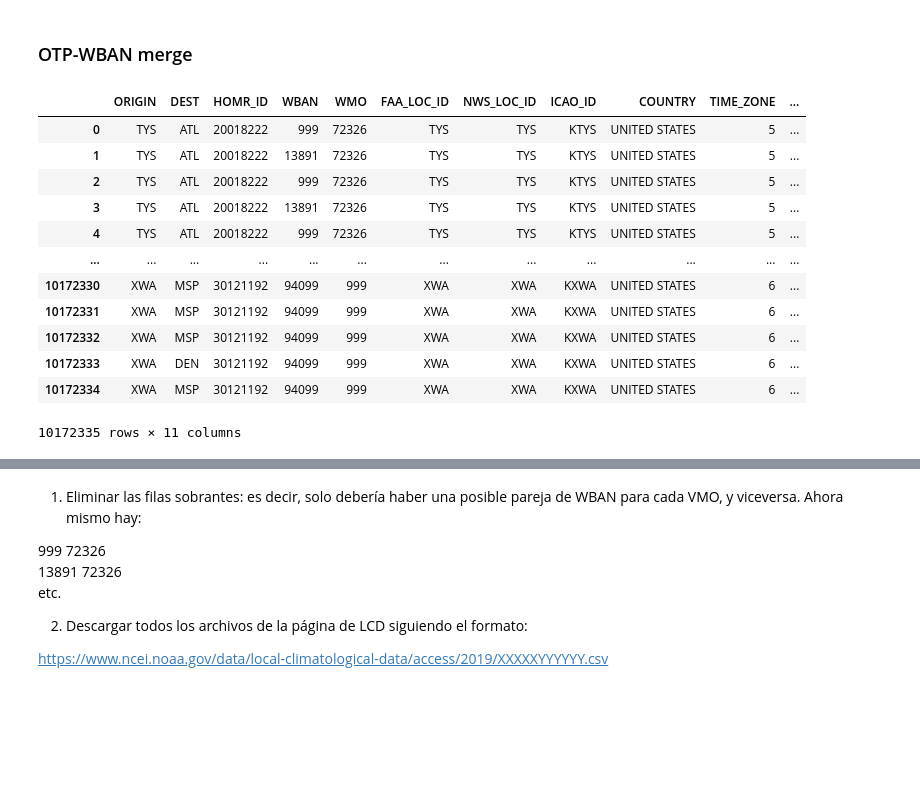
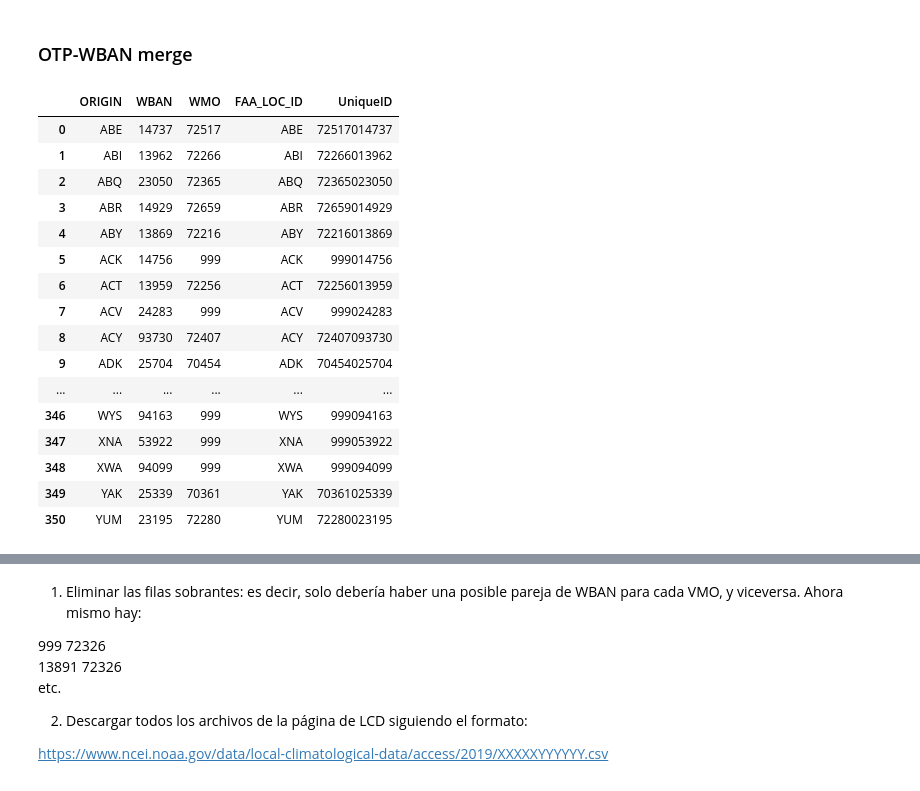
Before and after one commit to malonsol/TFM_KSchool, a Jupyter notebook: EDA/DELAY/WBAN_IATA.ipynb, the cells around one changed output, grey strips where cells are left out. Cells and saved outputs as stored; diff of their text form; code cells hidden in the pictures; blank space fills up the shorter version.

```diff
--- a/EDA/DELAY/WBAN_IATA.ipynb
+++ b/EDA/DELAY/WBAN_IATA.ipynb
@@ -267,4 +210,0 @@ WBAN
-# %%
-WBAN[['WBAN', 'WMO', 'TIME_ZONE']] = WBAN[['WBAN', 'WMO', 'TIME_ZONE']].fillna(999)
-WBAN[['FAA_LOC_ID', 'NWS_LOC_ID', 'ICAO_ID']] = WBAN[['FAA_LOC_ID', 'NWS_LOC_ID', 'ICAO_ID']].fillna('')
-WBAN
@@ -284,0 +211,26 @@ WBAN
+# %%
+# For this study, only stations containing both WBAN will be useful:
+WBAN.drop(WBAN[WBAN['WBAN'].isna()].index, axis=0, inplace=True)
+# However, several empty values are found for FAA_LOC_ID:
+WBAN.drop(WBAN[WBAN['FAA_LOC_ID'].isna()].index, axis=0, inplace=True)
+# And many others come in the 4-character long way:
+WBAN.drop(WBAN[WBAN['FAA_LOC_ID'].str.len() > 3].index, axis=0, inplace=True)
+# Replace NaNs:
+WBAN.fillna({'WMO':999, 'TIME_ZONE': 999}, inplace=True)
+WBAN.fillna({'NWS_LOC_ID': '', 'ICAO_ID': ''}, inplace=True)
+# Drop duplicates:
+WBAN = WBAN.sort_values(by=['FAA_LOC_ID', 'WBAN'], ascending=True)
+WBAN.drop_duplicates('WBAN', keep='last', inplace=True)
+WBAN.sort_index(inplace=True)
+WBAN = WBAN.sort_values(by=['FAA_LOC_ID', 'WMO', 'WBAN'], ascending=True)
+WBAN.drop_duplicates('FAA_LOC_ID', keep='last', inplace=True)
+WBAN.sort_index(inplace=True)
+# Cast numeric columns type to 'int64':
+num_cols = WBAN.select_dtypes('number').columns
+WBAN[num_cols] = WBAN[num_cols].astype('int64')
+# Generate a unique identifier based on several elements:
+WBAN['UniqueID'] = WBAN['WMO'].apply(lambda x: str(x)) + '0' \
+                   + WBAN['WBAN'].apply(lambda x: str(x)) #\
+#                    + '_' + WBAN['FAA_LOC_ID'].apply(lambda x: str(x))
+
+WBAN
@@ -284,0 +251,4 @@ WBAN
+# %%
+pd.set_option('display.max_rows', 10)
+WBAN_OTP = WBAN[WBAN['FAA_LOC_ID'].isin(OTP_IATAs)]
+WBAN_OTP
@@ -375,19 +338,28 @@ WBAN.to_csv(path_or_buf=output_csv_path,
 ___
 # %% [markdown]
 ### OTP-WBAN merge
+# %%
+pd.set_option('display.max_rows', 400)
 # %%
-OTP.merge(WBAN, how='inner', left_on='ORIGIN', right_on='FAA_LOC_ID')
+OTP_WBAN = OTP[['ORIGIN']].groupby('ORIGIN').count().reset_index() \
+                          .merge(WBAN[['WBAN', 'WMO', 'FAA_LOC_ID', 'UniqueID']],
+                                 how='inner', left_on='ORIGIN', right_on='FAA_LOC_ID')
+OTP_WBAN
 # %% [output]
-|  | ORIGIN | DEST | HOMR_ID | WBAN | WMO | FAA_LOC_ID | NWS_LOC_ID | ICAO_ID | COUNTRY | TIME_ZONE | ... |
-| 0 | TYS | ATL | 20018222 | 999 | 72326 | TYS | TYS | KTYS | UNITED STATES | 5 | ... |
-| 1 | TYS | ATL | 20018222 | 13891 | 72326 | TYS | TYS | KTYS | UNITED STATES | 5 | ... |
-| 2 | TYS | ATL | 20018222 | 999 | 72326 | TYS | TYS | KTYS | UNITED STATES | 5 | ... |
-| 3 | TYS | ATL | 20018222 | 13891 | 72326 | TYS | TYS | KTYS | UNITED STATES | 5 | ... |
-| 4 | TYS | ATL | 20018222 | 999 | 72326 | TYS | TYS | KTYS | UNITED STATES | 5 | ... |
-| ... | ... | ... | ... | ... | ... | ... | ... | ... | ... | ... | ... |
-| 10172330 | XWA | MSP | 30121192 | 94099 | 999 | XWA | XWA | KXWA | UNITED STATES | 6 | ... |
-| 10172331 | XWA | MSP | 30121192 | 94099 | 999 | XWA | XWA | KXWA | UNITED STATES | 6 | ... |
-| 10172332 | XWA | MSP | 30121192 | 94099 | 999 | XWA | XWA | KXWA | UNITED STATES | 6 | ... |
-| 10172333 | XWA | DEN | 30121192 | 94099 | 999 | XWA | XWA | KXWA | UNITED STATES | 6 | ... |
-| 10172334 | XWA | MSP | 30121192 | 94099 | 999 | XWA | XWA | KXWA | UNITED STATES | 6 | ... |
+|  | ORIGIN | WBAN | WMO | FAA_LOC_ID | UniqueID |
+| 0 | ABE | 14737 | 72517 | ABE | 72517014737 |
+| 1 | ABI | 13962 | 72266 | ABI | 72266013962 |
+| 2 | ABQ | 23050 | 72365 | ABQ | 72365023050 |
+| 3 | ABR | 14929 | 72659 | ABR | 72659014929 |
+| 4 | ABY | 13869 | 72216 | ABY | 72216013869 |
+| 5 | ACK | 14756 | 999 | ACK | 999014756 |
+| 6 | ACT | 13959 | 72256 | ACT | 72256013959 |
+| 7 | ACV | 24283 | 999 | ACV | 999024283 |
+| 8 | ACY | 93730 | 72407 | ACY | 72407093730 |
+| 9 | ADK | 25704 | 70454 | ADK | 70454025704 |
+| ... | ... | ... | ... | ... | ... |
+| 346 | WYS | 94163 | 999 | WYS | 999094163 |
+| 347 | XNA | 53922 | 999 | XNA | 999053922 |
+| 348 | XWA | 94099 | 999 | XWA | 999094099 |
+| 349 | YAK | 25339 | 70361 | YAK | 70361025339 |
+| 350 | YUM | 23195 | 72280 | YUM | 72280023195 |
-10172335 rows × 11 columns
```
Also changed, not shown: parts of 35 cells of this notebook.
